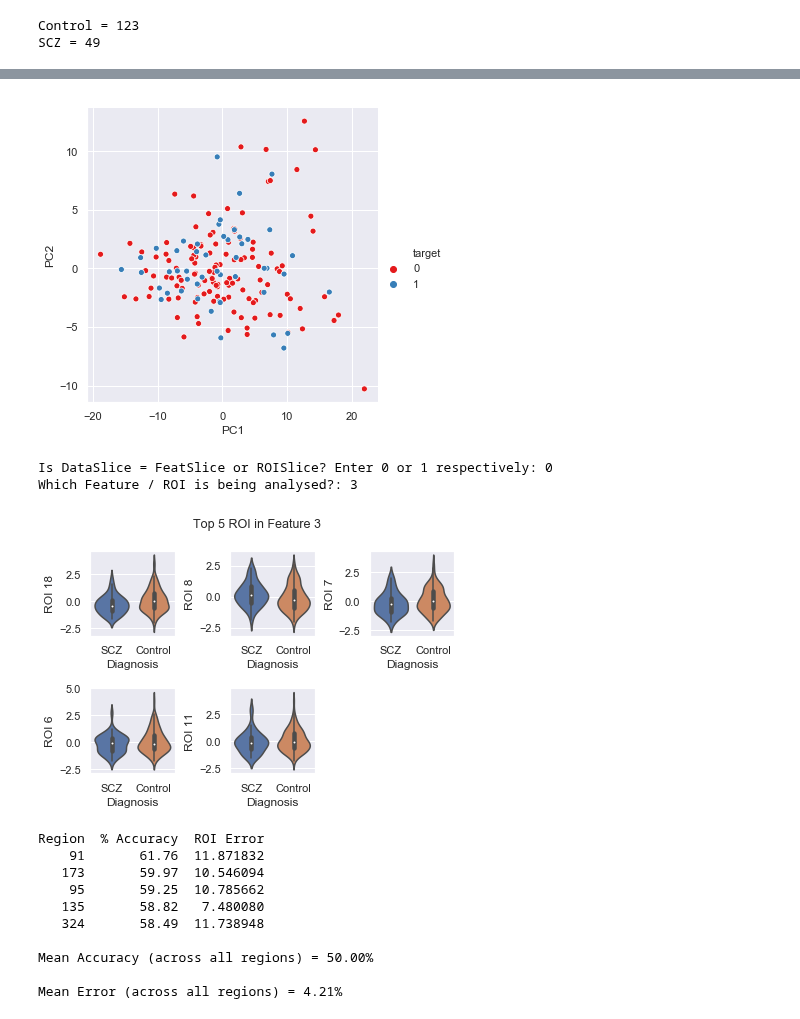
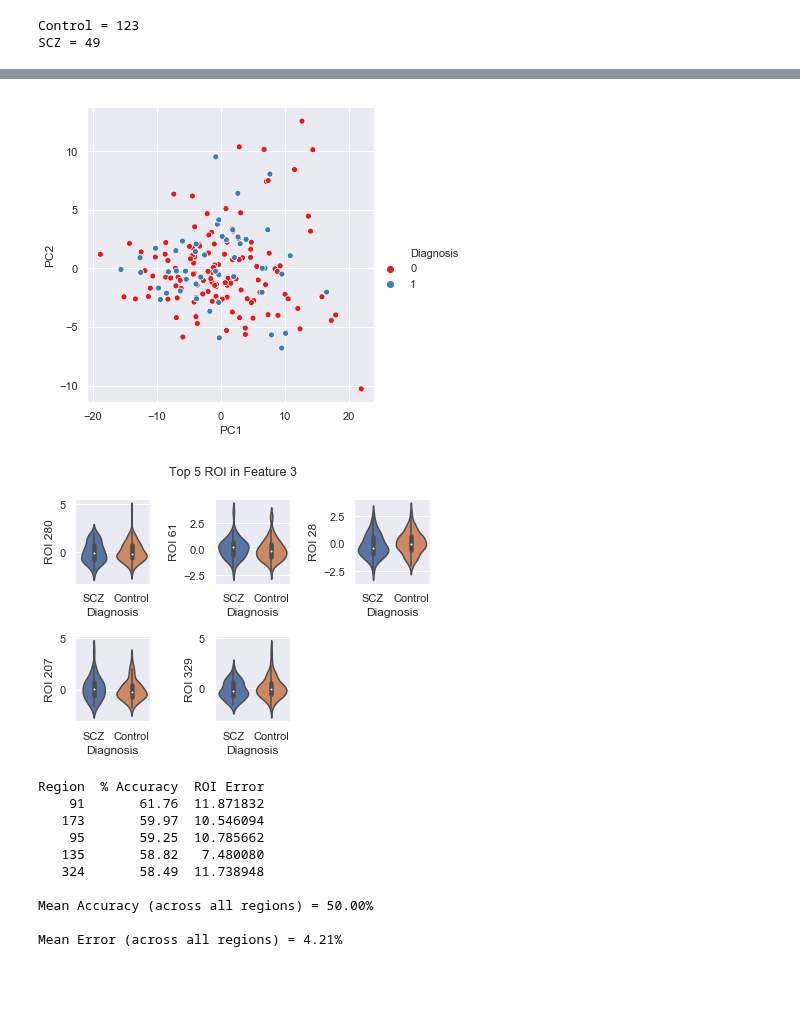
Before and after one commit to DynamicsAndNeuralSystems/fMRI_FeaturesDisorders, a Jupyter notebook: classifyFeatMat.ipynb, the cells around one changed output, grey strips where cells are left out. Cells and saved outputs as stored; diff of their text form; code cells hidden in the pictures; blank space fills up the shorter version.

Commit message:
Updates to some analysis functions Addition of a new jupyter notebook, 'refinedCode'

```diff
--- a/classifyFeatMat.ipynb
+++ b/classifyFeatMat.ipynb
@@ -372,73 +359,64 @@ tpValDf, tpValDf_sorted, signifTVals = getTPVals(targetCol, DataSlice)
 # %%
 # PCA
 
 # This function...
 
 def showMePCAFig(DataSlice, targetCol):
 
     from sklearn.preprocessing import StandardScaler
 
     # Standardizing the features
     x = StandardScaler().fit_transform(DataSlice)
 
     from sklearn.decomposition import PCA
     pca = PCA(n_components=2)
     principalComponents = pca.fit_transform(x)
-    principalDf = pd.DataFrame(data=principalComponents
-                 , columns=['PC1', 'PC2'])
+    principalDf = pd.DataFrame(data=principalComponents, columns=['PC1', 'PC2'])
 
-    targetCol_df = pd.DataFrame(data=targetCol, columns=['target'])
+    targetCol_df = pd.DataFrame(data=targetCol, columns=['Diagnosis'])
 
     finalDf = pd.concat([principalDf, targetCol_df], axis = 1)
 
     # print(finalDf)
 
     # Plotting the PCA scatterplot using Seaborn
     sns.set()
-    ax = sns.relplot(x='PC1', y='PC2', data=finalDf, hue='target',palette='Set1')
+    ax = sns.relplot(x='PC1', y='PC2', data=finalDf, hue='Diagnosis',palette='Set1')
     plt.show()
     return
 
 showMePCAFig(DataSlice, targetCol)
 # %% [output]
-[figure, old version]
+[figure, new version]
 # %%
 # Violin plots
 
-# This function...
+def showMeViolinPlts(targetCol, sigPValInds, DataSlice, boolean, number):
+    ''' This function creates violin plots using 4 main variables:
+    targetCol, sigPValInds, DataSlice, boolean
+    # boolean == 0: when looking at FeatSlices
+    # boolean == 1: when looking at ROISlices '''
 
-# boolean == 0: when looking at FeatSlices
-# boolean == 1: when looking at ROISlices
-
-def showMeViolinPlts(targetCol, signifTVals, DataSlice):
-
-    boolean = int(input('Is DataSlice = FeatSlice or ROISlice? Enter 0 or 1 respectively: '))
-    number = input('Which Feature / ROI is being analysed?: ')
+    # boolean = int(input('Is DataSlice = FeatSlice or ROISlice? Enter 0 or 1 respectively: '))
+    # number = input('Which Feature / ROI is being analysed?: ')
 
     # Create an index for the subplot
     n = 1;
-
     fig = plt.figure()
 
     # Copy pasted (code enables custom selection of rows)
     a = np.where(targetCol == 0)[0]
-    aStart = a[0]
-    aEnd = a[-1] + 1
-
     b = np.where(targetCol == 1)[0]
-    bStart = b[0]
-    bEnd = b[-1] + 1
-
-    DataSlice = pd.DataFrame(data=DataSlice)
 
     # Z-score the data
+    DataSlice = pd.DataFrame(data=DataSlice)
     DataSlice = DataSlice.apply(zscore)
 
-    for i in signifTVals:
+    for i in sigPValInds:
         # Obtain control feature i and SCZ feature i (all the rows)
         # from the ith column of the z-scored feature matrix
-        cf_i = DataSlice.iloc[aStart:aEnd,i]
-        sf_i = DataSlice.iloc[bStart:bEnd,i]
+        cf_i = DataSlice.iloc[a,i]
+        sf_i = DataSlice.iloc[b,i]
 
         # Convert into a dataframe
         df_feat_i = pd.DataFrame({'SCZ':sf_i,'Control':cf_i})
@@ -465,11 +443,9 @@ def showMeViolinPlts(targetCol, signifTVals, DataSlice):
     plt.show()
     return
 
-showMeViolinPlts(targetCol, signifTVals, DataSlice)
+showMeViolinPlts(targetCol, sigPValInds, DataSlice, 0, 3)
 # %% [output]
-Is DataSlice = FeatSlice or ROISlice? Enter 0 or 1 respectively: 0
-Which Feature / ROI is being analysed?: 3
-[figure, old version]
+[figure, new version]
 # %%
 # Plotting the number of regions with balanced accuracies greater than 60%
 
```
Also changed, not shown: parts of 3 cells of this notebook, 2 other files.
